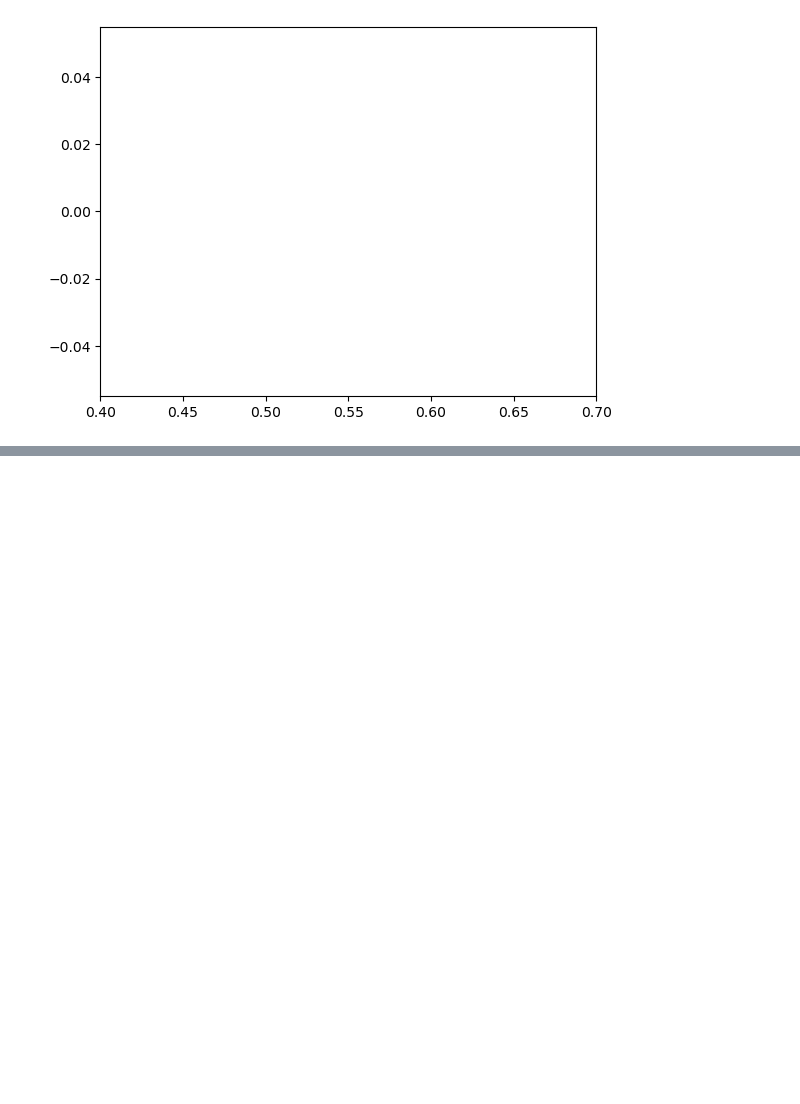
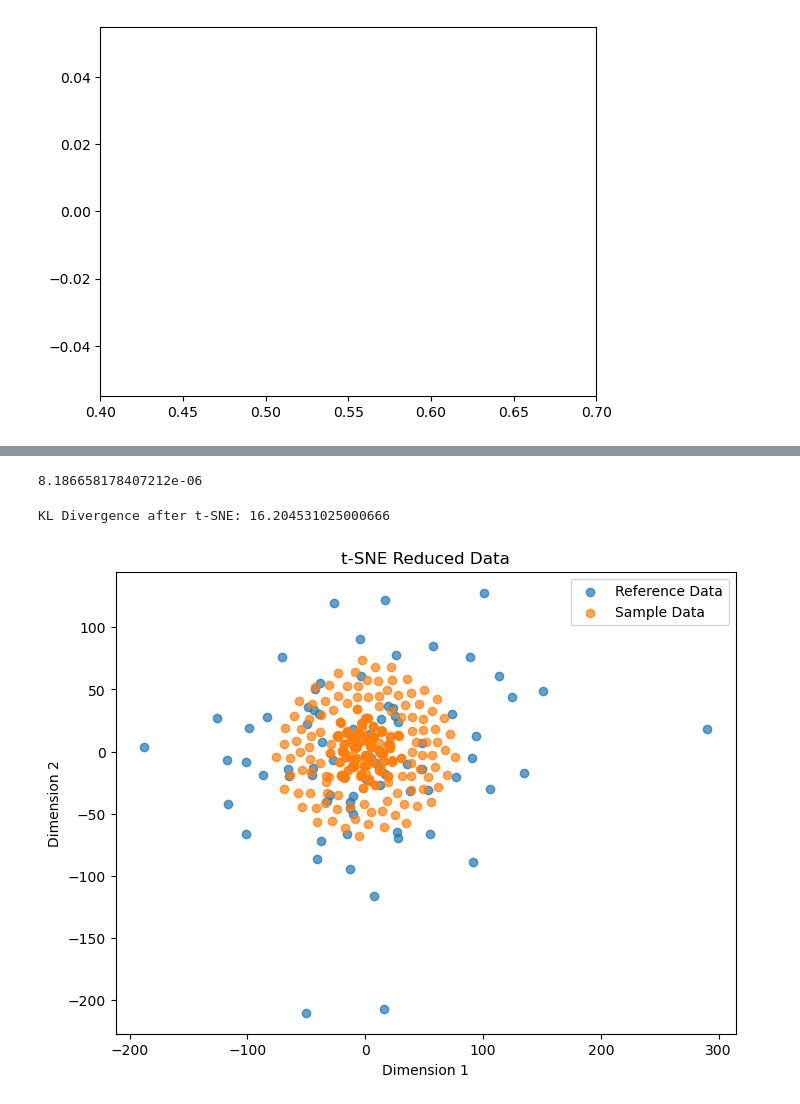
Before and after one commit to podismine/CMDM, a Jupyter notebook: plot_maskDDPM.ipynb, the cells around one changed output, grey strips where cells are left out. Saved outputs shown, nothing was run; the diff lists cells and outputs as text; code cells hidden in the pictures; blank space fills up the shorter version.

```diff
--- a/plot_maskDDPM.ipynb
+++ b/plot_maskDDPM.ipynb
@@ -296,0 +379,61 @@ plt.xlim([0.4,0.7])
+# %%
+np.mean(all_losses)
+# %% [output]
+8.186658178407212e-06
+# %%
+import numpy as np
+from sklearn.manifold import TSNE
+from sklearn.neighbors import KernelDensity
+from scipy.stats import entropy
+sex = 0
+age = 21
+sample_data = np.load(f"{name}//sex-{sex}_age-{age}.npy")#[...,0]
+sample_data = sample_data.reshape((len(sample_data), -1))
+ref_data = norm_dataset.ct_feas[(norm_dataset.sexs==0) & (norm_dataset.ages==age)][...,0]
+ref_data = ref_data.reshape((len(ref_data), -1))
+# 假设 ref_data 和 sample_data 是高维数据，形状为 (N, 64) 和 (512, 64)
+
+# 1. 使用 t-SNE 将高维数据降到 2 维
+tsne = TSNE(n_components=2, random_state=42, perplexity=0.01, n_iter=300)
+ref_data_2d = tsne.fit_transform(ref_data)
+sample_data_2d = tsne.fit_transform(sample_data)
+
+# 2. 在降维后的空间训练 Kernel Density Estimation 模型
+kde_ref = KernelDensity(kernel='gaussian', bandwidth=0.5).fit(ref_data_2d)
+kde_sample = KernelDensity(kernel='gaussian', bandwidth=0.5).fit(sample_data_2d)
+
+# 3. 生成公共网格上的点
+num_samples = 1000  # 在降维空间采样点数量
+x_min, y_min = np.min(np.vstack((ref_data_2d, sample_data_2d)), axis=0)
+x_max, y_max = np.max(np.vstack((ref_data_2d, sample_data_2d)), axis=0)
+
+# 在降维后的 2D 空间中随机采样点
+grid_points = np.random.uniform(low=[x_min, y_min], high=[x_max, y_max], size=(num_samples, 2))
+
+# 4. 计算概率密度
+p_ref = np.exp(kde_ref.score_samples(grid_points))  # 参考数据概率
+p_sample = np.exp(kde_sample.score_samples(grid_points))  # 采样数据概率
+
+# 避免 log(0) 错误
+p_ref += 1e-10
+p_sample += 1e-10
+
+# 5. 计算 KL 散度
+kl_divergence = entropy(p_ref, p_sample)
+print(f"KL Divergence after t-SNE: {kl_divergence}")
+# %% [output]
+KL Divergence after t-SNE: 16.204531025000666
+# %%
+import matplotlib.pyplot as plt
+
+# 绘制降维后的数据分布
+plt.figure(figsize=(8, 6))
+plt.scatter(ref_data_2d[:, 0], ref_data_2d[:, 1], label='Reference Data', alpha=0.7)
+plt.scatter(sample_data_2d[:, 0], sample_data_2d[:, 1], label='Sample Data', alpha=0.7)
+plt.legend()
+plt.title('t-SNE Reduced Data')
+plt.xlabel('Dimension 1')
+plt.ylabel('Dimension 2')
+plt.show()
+# %% [output]
+[figure, added]
```
Also changed, not shown: parts of 11 cells of this notebook, 2 other files.
